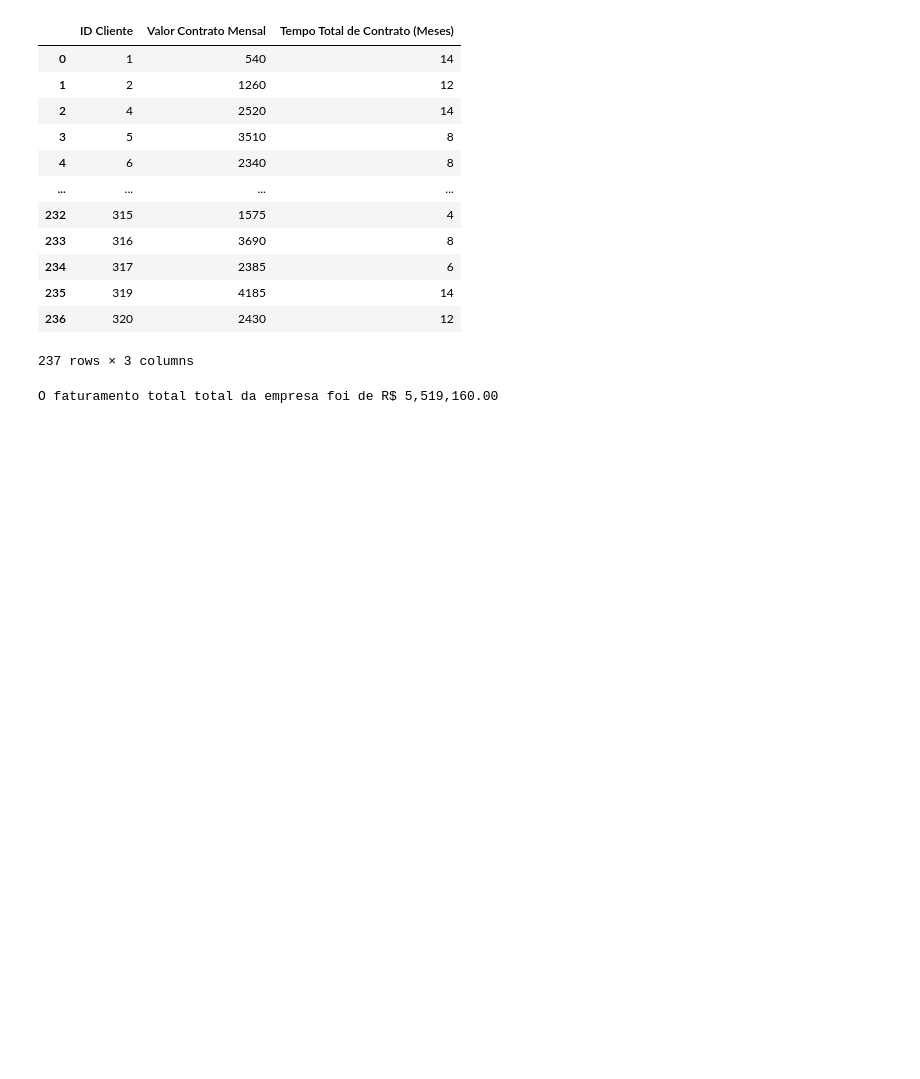
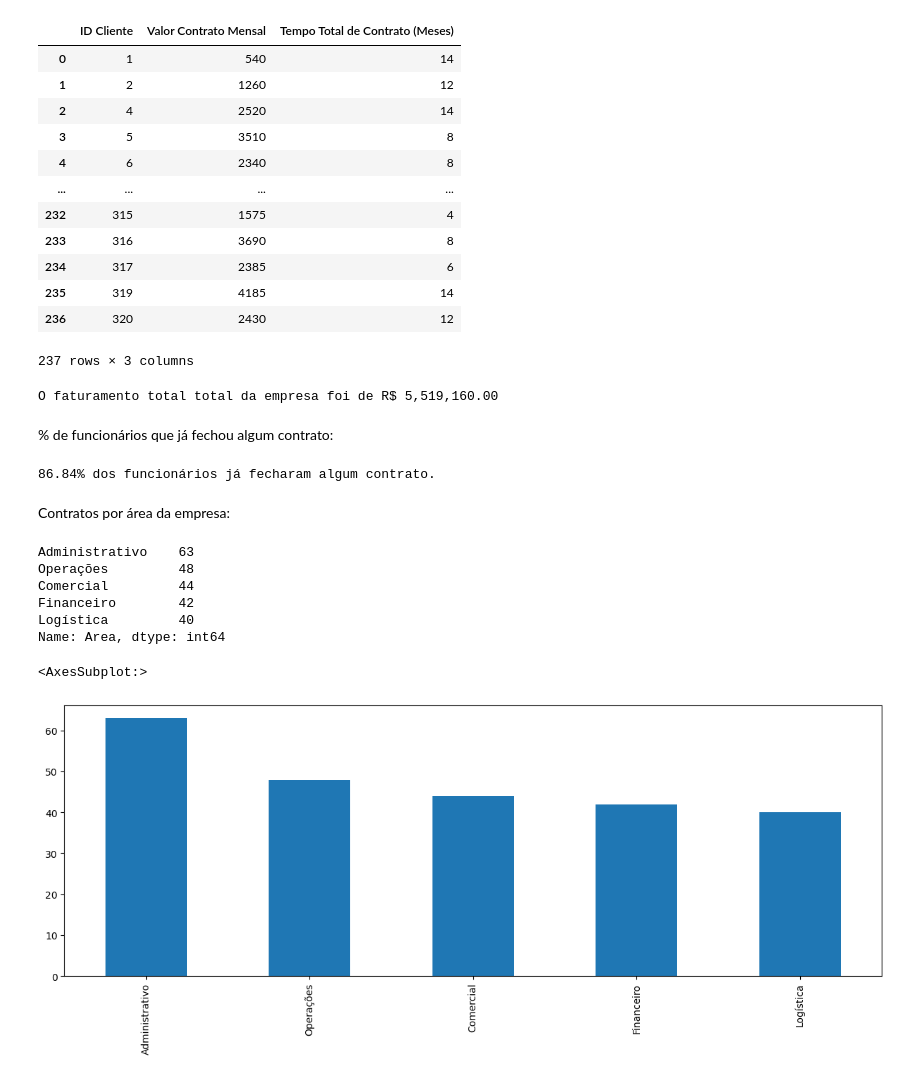
Before and after one commit to DiegoMonutti/python-impressionador, a Jupyter notebook: Mod 16 - Análise de Dados Pandas - Integração Python e Excel/Exercício Mini Projeto Análise de Dados.ipynb, the cells around one changed output. Cells and saved outputs as stored; diff of their text form; code cells hidden in the pictures; blank space fills up the shorter version.

```diff
--- a/Mod 16 - Análise de Dados Pandas - Integração Python e Excel/Exercício Mini Projeto Análise de Dados.ipynb
+++ b/Mod 16 - Análise de Dados Pandas - Integração Python e Excel/Exercício Mini Projeto Análise de Dados.ipynb
@@ -173,3 +173,28 @@ print(f'O faturamento total total da empresa foi de R$ {valor_faturamento:,.2f}'
 | 236 | 320 | 2430 | 12 |
 237 rows × 3 columns
 O faturamento total total da empresa foi de R$ 5,519,160.00
+# %% [markdown]
+% de funcionários que já fechou algum contrato:
+# %%
+funcionarios_contratos = len(servicos_prestados_df['ID Funcionário'].unique())/len(cadastro_funcionarios_df['ID Funcionário'])
+
+print(f'{funcionarios_contratos:.2%} dos funcionários já fecharam algum contrato.')
+# %% [output]
+86.84% dos funcionários já fecharam algum contrato.
+# %% [markdown]
+Contratos por área da empresa:
+# %%
+contratos_area_df = cadastro_funcionarios_df[['ID Funcionário', 'Area']].merge(servicos_prestados_df[['Codigo do Servico', 'ID Funcionário']], on='ID Funcionário')
+
+contratos_area = contratos_area_df['Area'].value_counts()
+display(contratos_area)
+contratos_area.plot(figsize=(15, 5), kind='bar')
+# %% [output]
+Administrativo    63
+Operações         48
+Comercial         44
+Financeiro        42
+Logística         40
+Name: Area, dtype: int64
+<AxesSubplot:>
+[figure, added]
```
